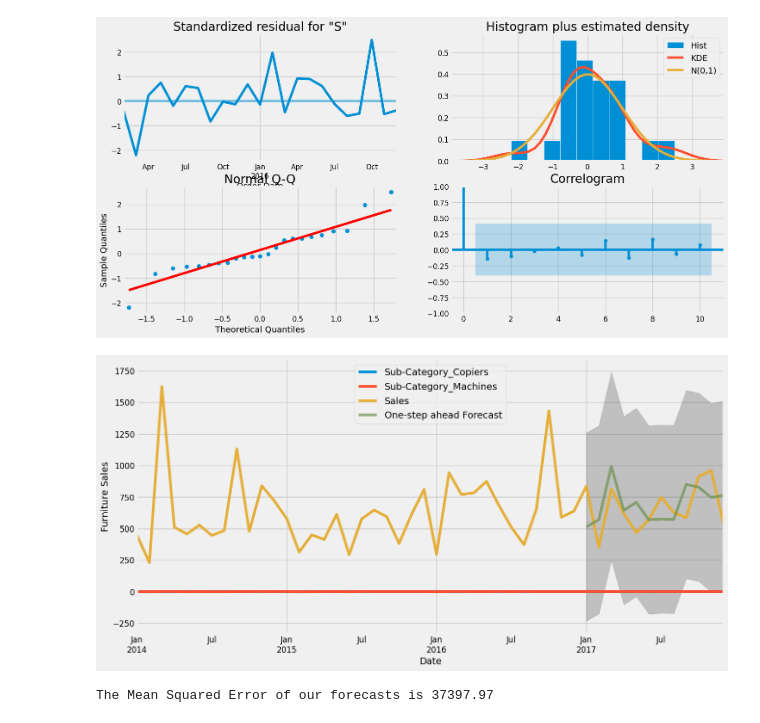
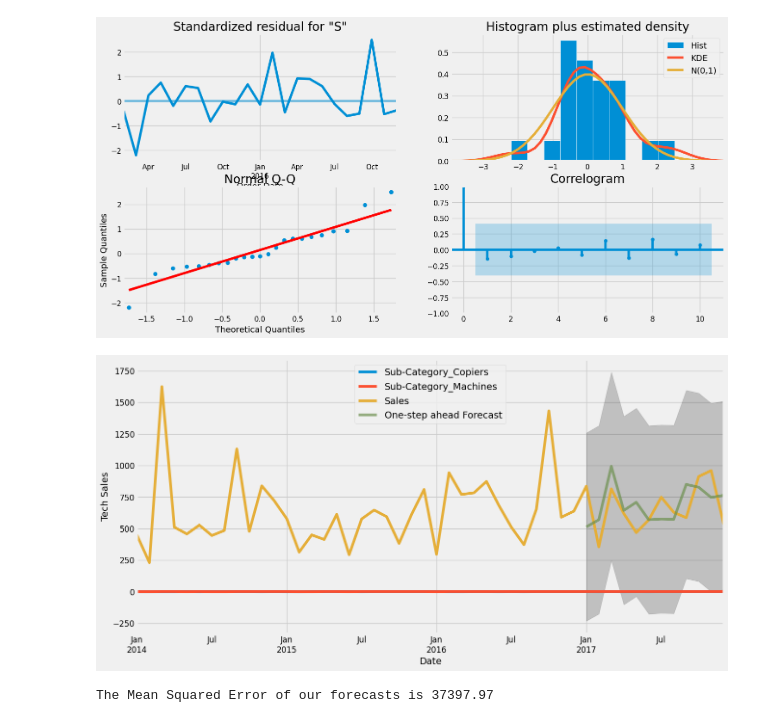
Before and after one commit to AnkitNikum/super_store_sales_prediction, a Jupyter notebook: super_store_sales_predictions.ipynb, the cells around one changed output. Saved outputs shown, nothing was run; the diff lists cells and outputs as text; code cells hidden in the pictures.

```diff
--- a/super_store_sales_predictions.ipynb
+++ b/super_store_sales_predictions.ipynb
@@ -321,17 +274,17 @@ plt.show()
 # %%
 pred = results.get_forecast(steps=12)
 pred_ci = pred.conf_int()
 ax = y['2014':].plot(label='observed')
 pred.predicted_mean.plot(ax=ax, label='One-step ahead Forecast', alpha=.7, figsize=(14, 7))
 ax.fill_between(pred_ci.index,
                 pred_ci.iloc[:, 0],
                 pred_ci.iloc[:, 1], color='k', alpha=.2)
 ax.set_xlabel('Date')
-ax.set_ylabel('Furniture Sales')
+ax.set_ylabel('Tech Sales')
 plt.legend()
 plt.show()
 # %% [output]
-[figure, old version]
+[figure, new version]
 # %%
 y_forecasted = results.get_forecast(steps=12).predicted_mean
 y_truth = y['2017-01-01':]['Sales']
```
Also changed, not shown: parts of 6 cells of this notebook.
